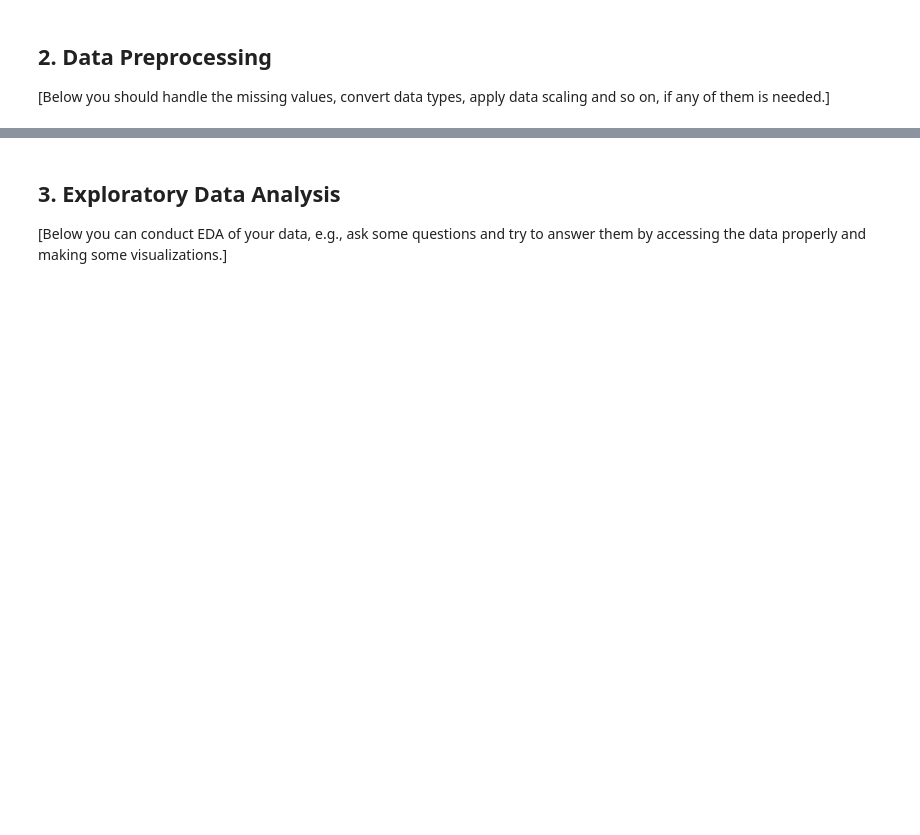
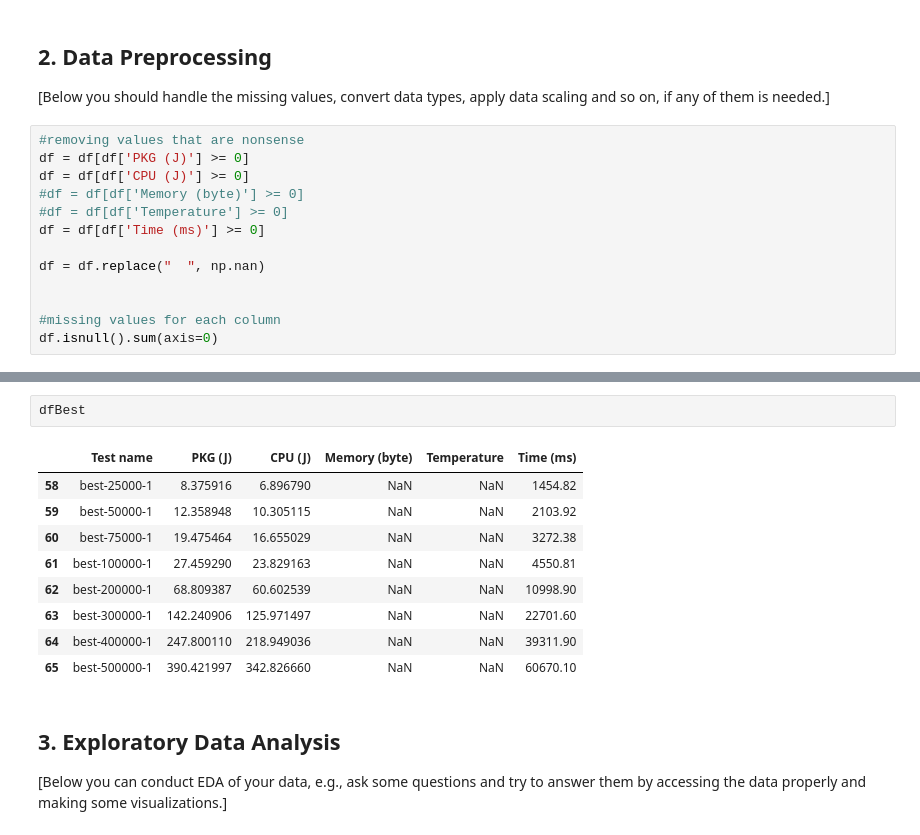
Before and after one commit to hrallil/Data-science-and-visualisation, a Jupyter notebook: Mini project/Miniproject_template.ipynb, the cells around one changed output, grey strips where cells are left out. Saved outputs shown, nothing was run; the diff lists cells and outputs as text; blank space fills up the shorter version.

```diff
--- a/Mini project/Miniproject_template.ipynb
+++ b/Mini project/Miniproject_template.ipynb
@@ -52,3 +65,16 @@ import xxx
 ## 2. Data Preprocessing
 
 [Below you should handle the missing values, convert data types, apply data scaling and so on, if any of them is needed.]
+# %%
+#removing values that are nonsense
+df = df[df['PKG (J)'] >= 0]
+df = df[df['CPU (J)'] >= 0]
+#df = df[df['Memory (byte)'] >= 0]
+#df = df[df['Temperature'] >= 0]
+df = df[df['Time (ms)'] >= 0]
+
+df = df.replace("  ", np.nan)
+
+
+#missing values for each column
+df.isnull().sum(axis=0)
@@ -55,3 +100,15 @@ import xxx
+# %%
+dfBest
+# %% [output]
+|  | Test name | PKG (J) | CPU (J) | Memory (byte) | Temperature | Time (ms) |
+| 58 | best-25000-1 | 8.375916 | 6.896790 | NaN | NaN | 1454.82 |
+| 59 | best-50000-1 | 12.358948 | 10.305115 | NaN | NaN | 2103.92 |
+| 60 | best-75000-1 | 19.475464 | 16.655029 | NaN | NaN | 3272.38 |
+| 61 | best-100000-1 | 27.459290 | 23.829163 | NaN | NaN | 4550.81 |
+| 62 | best-200000-1 | 68.809387 | 60.602539 | NaN | NaN | 10998.90 |
+| 63 | best-300000-1 | 142.240906 | 125.971497 | NaN | NaN | 22701.60 |
+| 64 | best-400000-1 | 247.800110 | 218.949036 | NaN | NaN | 39311.90 |
+| 65 | best-500000-1 | 390.421997 | 342.826660 | NaN | NaN | 60670.10 |
 # %% [markdown]
 ## 3. Exploratory Data Analysis
 
```
Also changed, not shown: parts of 7 cells of this notebook, 2 other files.
